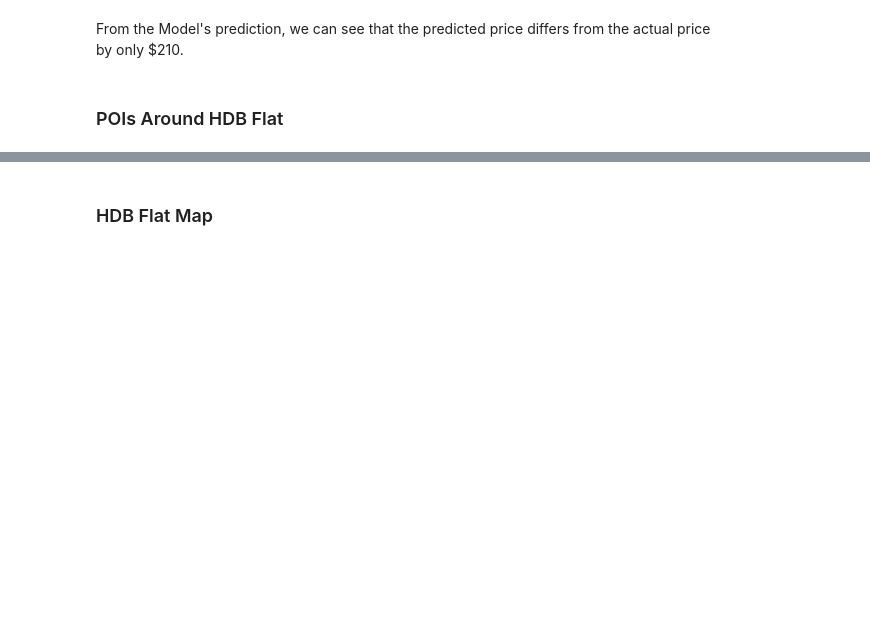
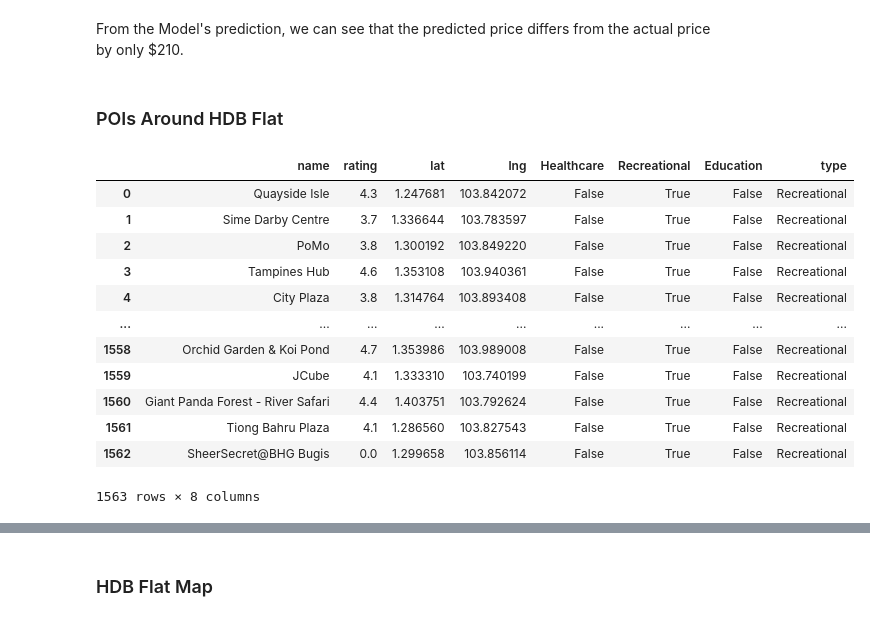
Before and after one commit to kkinmunn/is4303_hdbresale, a Jupyter notebook: modelling/casestudy.ipynb, the cells around one changed output, grey strips where cells are left out. Saved outputs shown, nothing was run; the diff lists cells and outputs as text; code cells hidden in the pictures; blank space fills up the shorter version.

```diff
--- a/modelling/casestudy.ipynb
+++ b/modelling/casestudy.ipynb
@@ -334,0 +353,21 @@ From the Model's prediction, we can see that the predicted price differs from th
+# %%
+# Importing Filtered POI Data
+data_poi_filtered = pd.read_csv('../dataset/data_poi_filtered.csv')
+
+# get categorical column
+data_poi_filtered['type'] = data_poi_filtered[['Healthcare', 'Recreational', 'Education']].idxmax(axis=1)
+data_poi_filtered
+# %% [output]
+|  | name | rating | lat | lng | Healthcare | Recreational | Education | type |
+| 0 | Quayside Isle | 4.3 | 1.247681 | 103.842072 | False | True | False | Recreational |
+| 1 | Sime Darby Centre | 3.7 | 1.336644 | 103.783597 | False | True | False | Recreational |
+| 2 | PoMo | 3.8 | 1.300192 | 103.849220 | False | True | False | Recreational |
+| 3 | Tampines Hub | 4.6 | 1.353108 | 103.940361 | False | True | False | Recreational |
+| 4 | City Plaza | 3.8 | 1.314764 | 103.893408 | False | True | False | Recreational |
+| ... | ... | ... | ... | ... | ... | ... | ... | ... |
+| 1558 | Orchid Garden & Koi Pond | 4.7 | 1.353986 | 103.989008 | False | True | False | Recreational |
+| 1559 | JCube | 4.1 | 1.333310 | 103.740199 | False | True | False | Recreational |
+| 1560 | Giant Panda Forest - River Safari | 4.4 | 1.403751 | 103.792624 | False | True | False | Recreational |
+| 1561 | Tiong Bahru Plaza | 4.1 | 1.286560 | 103.827543 | False | True | False | Recreational |
+| 1562 | SheerSecret@BHG Bugis | 0.0 | 1.299658 | 103.856114 | False | True | False | Recreational |
+1563 rows × 8 columns
```
Also changed, not shown: parts of 8 cells of this notebook, 1 other file.
